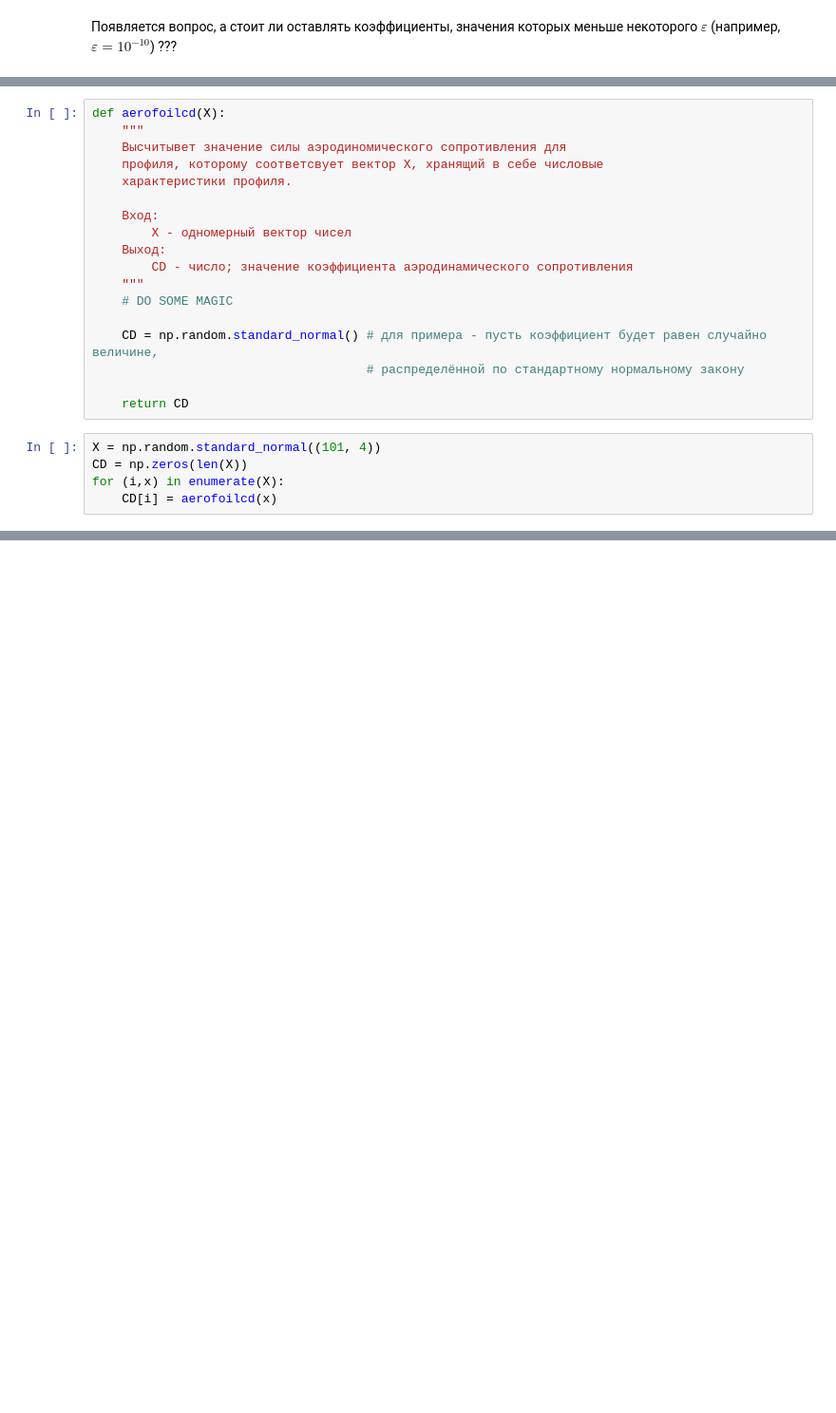
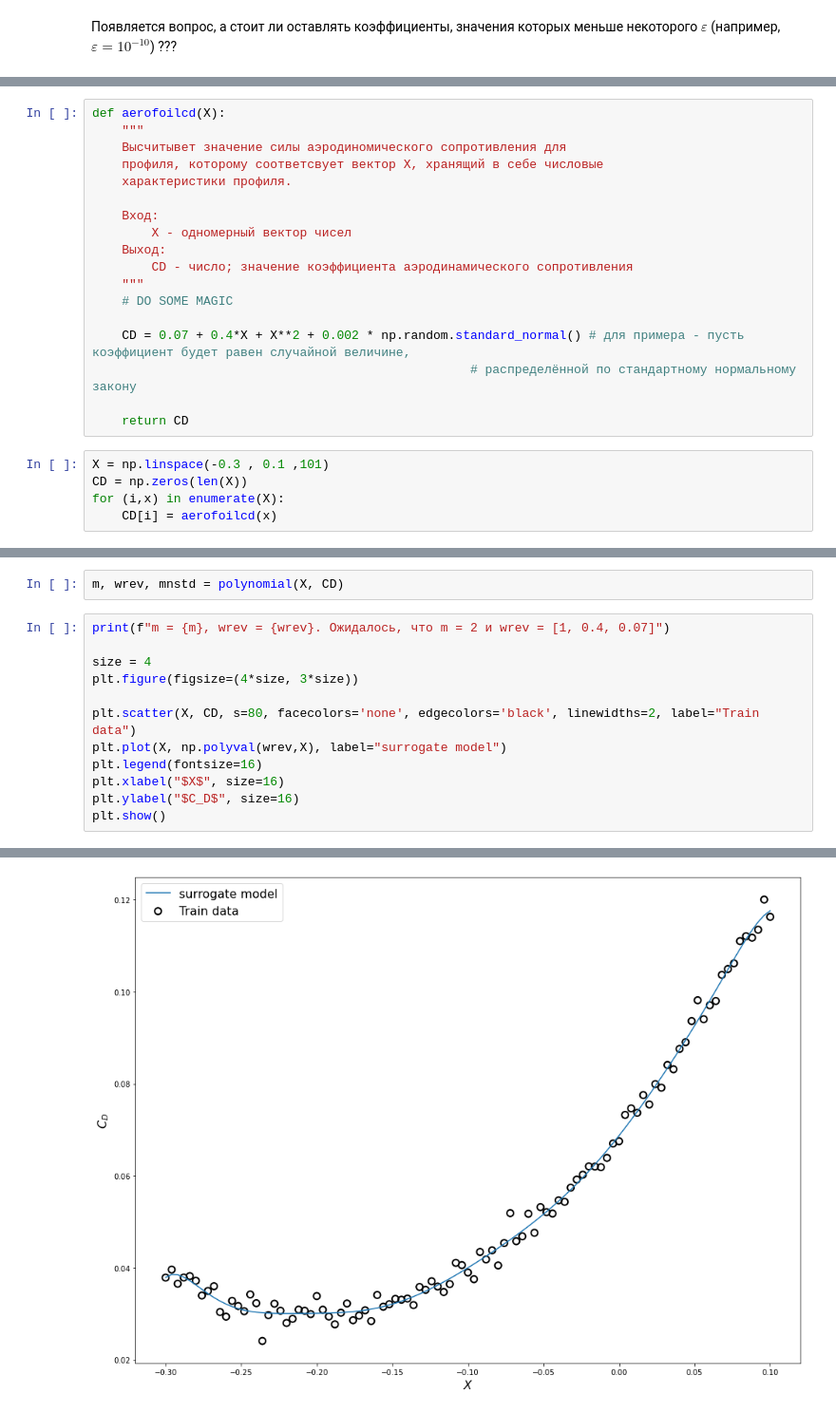
Before and after one commit to ruslan-shtin/science_work, a Jupyter notebook: Konspect/Chapter_2 - Constructing a Surrogate.ipynb, the cells around one changed output, grey strips where cells are left out. Shown at 95% size. Cells and saved outputs as stored; diff of their text form; blank space fills up the shorter version.

```diff
--- a/Konspect/Chapter_2 - Constructing a Surrogate.ipynb
+++ b/Konspect/Chapter_2 - Constructing a Surrogate.ipynb
@@ -239,12 +240,12 @@ def aerofoilcd(X):
     """
     # DO SOME MAGIC
 
-    CD = np.random.standard_normal() # для примера - пусть коэффициент будет равен случайно величине,
-                                     # распределённой по стандартному нормальному закону
+    CD = 0.07 + 0.4*X + X**2 + 0.002 * np.random.standard_normal() # для примера - пусть коэффициент будет равен случайной величине,
+                                                   # распределённой по стандартному нормальному закону
 
     return CD
 # %%
-X = np.random.standard_normal((101, 4))
+X = np.linspace(-0.3 , 0.1 ,101)
 CD = np.zeros(len(X))
 for (i,x) in enumerate(X):
     CD[i] = aerofoilcd(x)
@@ -250,0 +254,15 @@ for (i,x) in enumerate(X):
+# %%
+m, wrev, mnstd = polynomial(X, CD)
+# %%
+print(f"m = {m}, wrev = {wrev}. Ожидалось, что m = 2 и wrev = [1, 0.4, 0.07]")
+
+size = 4
+plt.figure(figsize=(4*size, 3*size))
+
+plt.scatter(X, CD, s=80, facecolors='none', edgecolors='black', linewidths=2, label="Train data")
+plt.plot(X, np.polyval(wrev,X), label="surrogate model")
+plt.legend(fontsize=16)
+plt.xlabel("$X$", size=16)
+plt.ylabel("$C_D$", size=16)
+plt.show()
+# %% [output]
@@ -250,0 +272 @@ for (i,x) in enumerate(X):
+[figure, added]
```
Also changed, not shown: parts of 28 cells of this notebook, 2 other files.
